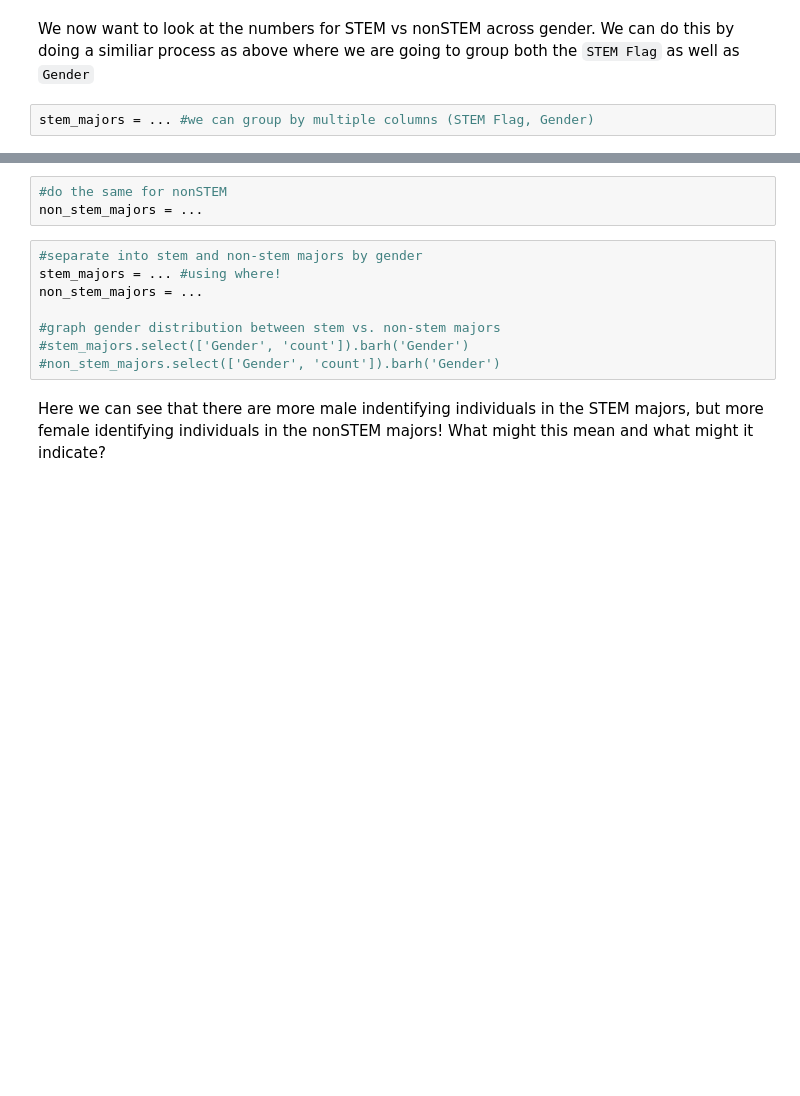
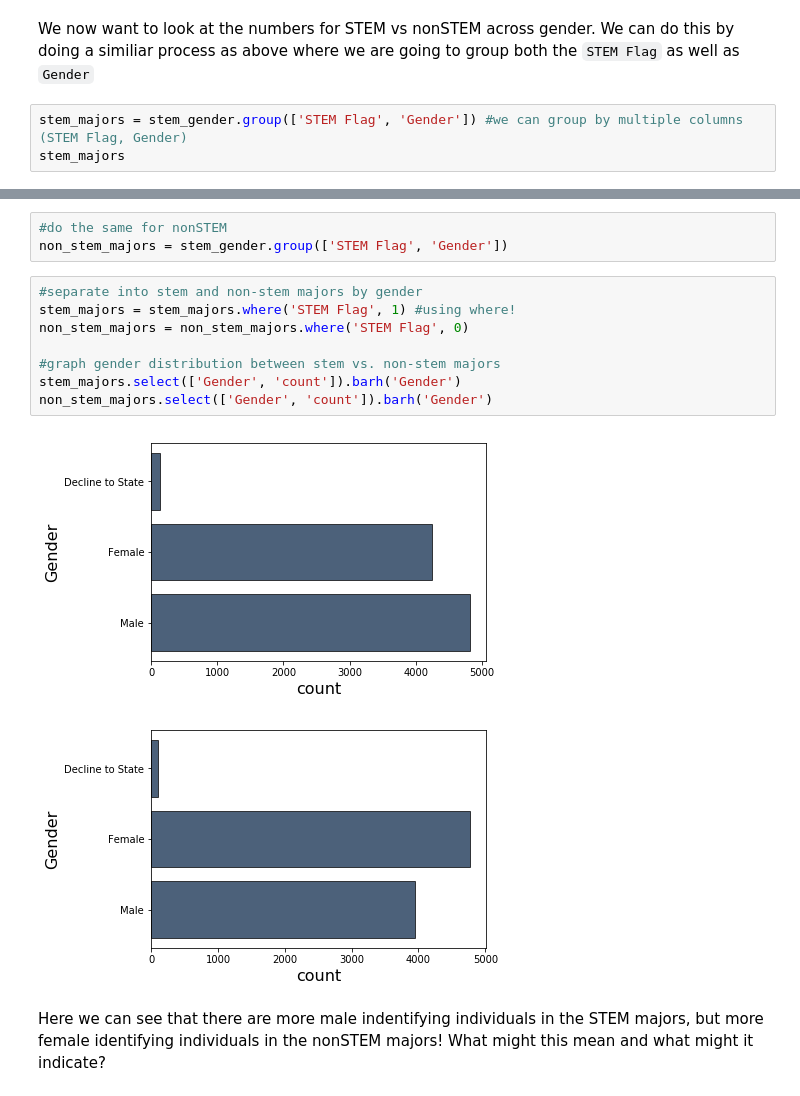
Before and after one commit to catherinelgee/CSK-curriculum, a Jupyter notebook: data_seminar/csk_data_sem.ipynb, the cells around one changed output, grey strips where cells are left out. Saved outputs shown, nothing was run; the diff lists cells and outputs as text; blank space fills up the shorter version.

```diff
--- a/data_seminar/csk_data_sem.ipynb
+++ b/data_seminar/csk_data_sem.ipynb
@@ -167,4 +272,5 @@ stem_gender = ... #this selects our stem and gender columns
 # %% [markdown]
 We now want to look at the numbers for STEM vs nonSTEM across gender. We can do this by doing a similiar process as above where we are going to group both the `STEM Flag` as well as `Gender`
 # %%
-stem_majors = ... #we can group by multiple columns (STEM Flag, Gender)
+stem_majors = stem_gender.group(['STEM Flag', 'Gender']) #we can group by multiple columns (STEM Flag, Gender)
+stem_majors
@@ -171,14 +285,17 @@ stem_majors = ... #we can group by multiple columns (STEM Flag, Gender)
 # %%
 #do the same for nonSTEM
-non_stem_majors = ...
+non_stem_majors = stem_gender.group(['STEM Flag', 'Gender'])
 # %%
 #separate into stem and non-stem majors by gender
-stem_majors = ... #using where!
-non_stem_majors = ...
+stem_majors = stem_majors.where('STEM Flag', 1) #using where!
+non_stem_majors = non_stem_majors.where('STEM Flag', 0)
 
 #graph gender distribution between stem vs. non-stem majors
-#stem_majors.select(['Gender', 'count']).barh('Gender')
-#non_stem_majors.select(['Gender', 'count']).barh('Gender')
+stem_majors.select(['Gender', 'count']).barh('Gender')
+non_stem_majors.select(['Gender', 'count']).barh('Gender')
+# %% [output]
+[figure, added]
+[figure, added]
 # %% [markdown]
 Here we can see that there are more male indentifying individuals in the STEM majors, but more female identifying individuals in the nonSTEM majors! What might this mean and what might it indicate?
 # %%
```
Also changed, not shown: parts of 21 cells of this notebook, 7 other files.
